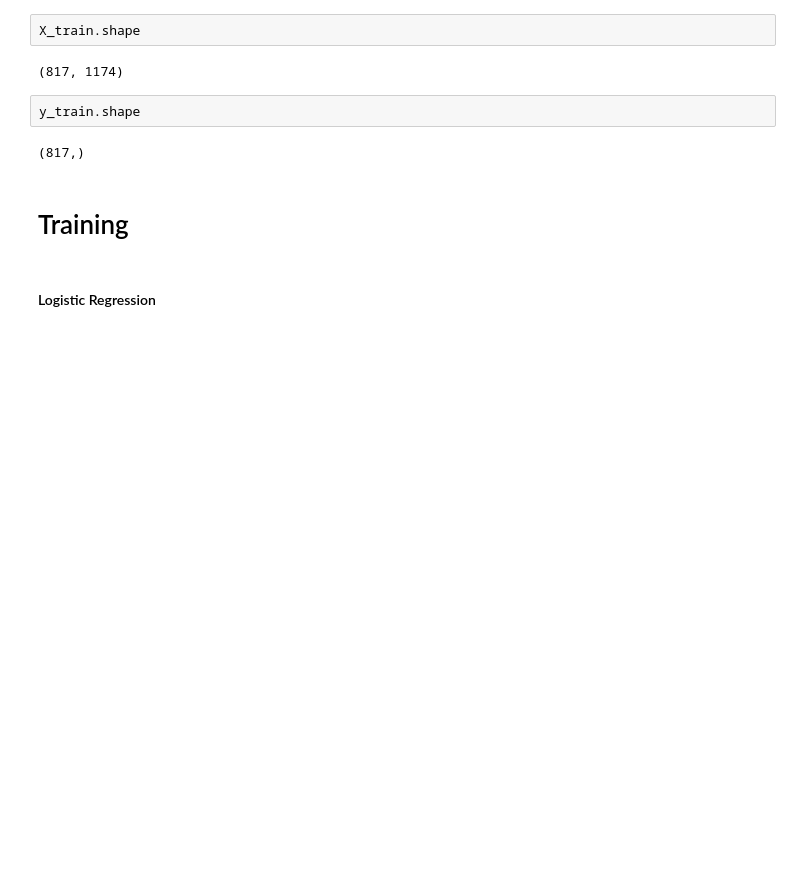
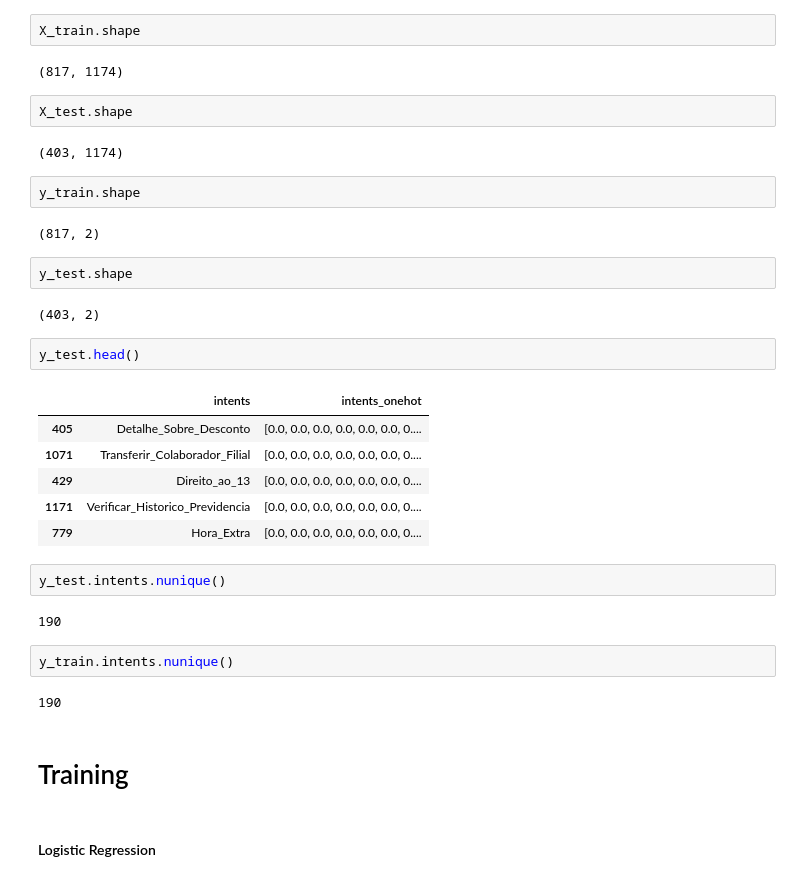
Before and after one commit to SClovesgtx/omni-nlu-api, a Jupyter notebook: jupyter_notebooks/TheDataFlow.ipynb, the cells around one changed output. Saved outputs shown, nothing was run; the diff lists cells and outputs as text; blank space fills up the shorter version.

```diff
--- a/jupyter_notebooks/TheDataFlow.ipynb
+++ b/jupyter_notebooks/TheDataFlow.ipynb
@@ -86,9 +83,34 @@ X_train.shape
 # %% [output]
 (817, 1174)
 # %%
-y_train.shape
+X_test.shape
 # %% [output]
-(817,)
+(403, 1174)
+# %%
+y_train.shape
+# %% [output]
+(817, 2)
+# %%
+y_test.shape
+# %% [output]
+(403, 2)
+# %%
+y_test.head()
+# %% [output]
+|  | intents | intents_onehot |
+| 405 | Detalhe_Sobre_Desconto | [0.0, 0.0, 0.0, 0.0, 0.0, 0.0, 0.... |
+| 1071 | Transferir_Colaborador_Filial | [0.0, 0.0, 0.0, 0.0, 0.0, 0.0, 0.... |
+| 429 | Direito_ao_13 | [0.0, 0.0, 0.0, 0.0, 0.0, 0.0, 0.... |
+| 1171 | Verificar_Historico_Previdencia | [0.0, 0.0, 0.0, 0.0, 0.0, 0.0, 0.... |
+| 779 | Hora_Extra | [0.0, 0.0, 0.0, 0.0, 0.0, 0.0, 0.... |
+# %%
+y_test.intents.nunique()
+# %% [output]
+190
+# %%
+y_train.intents.nunique()
+# %% [output]
+190
 # %% [markdown]
 # Training
 # %% [markdown]
```
Also changed, not shown: parts of 25 cells of this notebook, 5 other files.
